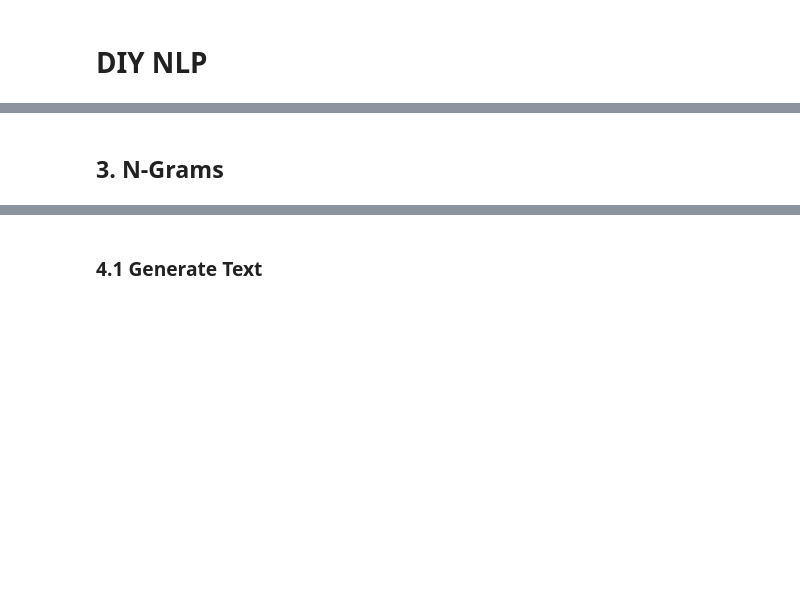
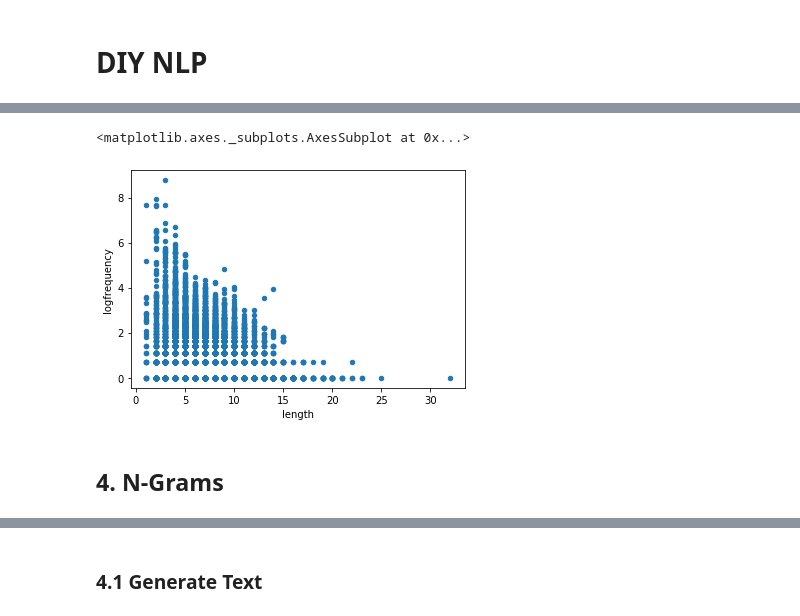
Before and after one commit to IngoKl/36c3-workshops, a Jupyter notebook: Introduction-to-NLP.ipynb, the cells around one changed output, grey strips where cells are left out. Cells and saved outputs as stored; diff of their text form; code cells hidden in the pictures; blank space fills up the shorter version.

```diff
--- a/Introduction-to-NLP.ipynb
+++ b/Introduction-to-NLP.ipynb
@@ -63,5 +96,10 @@ vocabulary = set(tokens)
+# %%
+df.plot(kind='scatter', y='logfrequency', x='length')
+# %% [output]
+<matplotlib.axes._subplots.AxesSubplot at 0x...>
+[figure, added]
 # %% [markdown]
-## 3. N-Grams
+## 4. N-Grams
 # %%
 def n_grams(tokens, n):
     n_grams = zip(*[tokens[i:] for i in range(n)])
```
Also changed, not shown: parts of 49 cells of this notebook, 2 other files.
